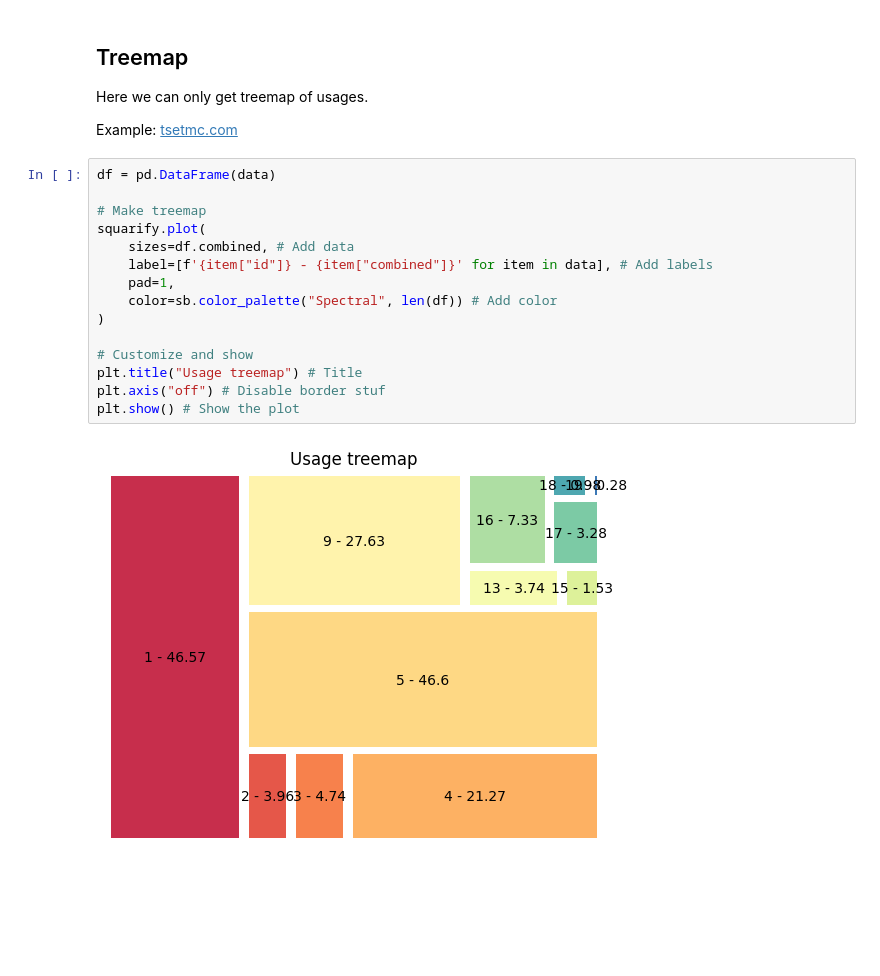
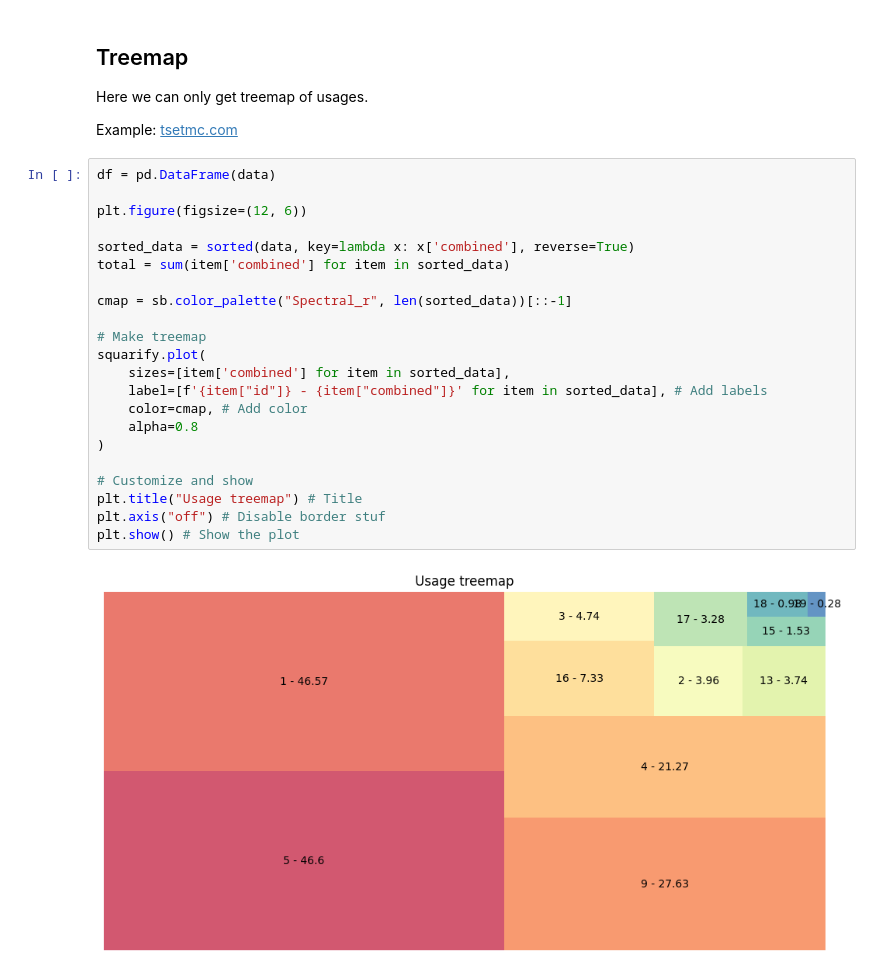
Before and after one commit to BlackIQ/vpn_analytics_notebooks, a Jupyter notebook: user.ipynb, the cells around one changed output. Drawn from its saved outputs; the diff is of its cells as text; blank space fills up the shorter version.

```diff
--- a/user.ipynb
+++ b/user.ipynb
@@ -146,20 +146,27 @@ plt.show()
 Here we can only get treemap of usages.
 
 Example: [tsetmc.com](http://main.tsetmc.com/marketmap)
-# %%
-df = pd.DataFrame(data)
-
-# Make treemap
-squarify.plot(
-    sizes=df.combined, # Add data
-    label=[f'{item["id"]} - {item["combined"]}' for item in data], # Add labels
-    pad=1,
-    color=sb.color_palette("Spectral", len(df)) # Add color
-)
-
-# Customize and show
-plt.title("Usage treemap") # Title
-plt.axis("off") # Disable border stuf
-plt.show() # Show the plot
-# %% [output]
-[figure, removed]
+# %%
+df = pd.DataFrame(data)
+
+plt.figure(figsize=(12, 6))
+
+sorted_data = sorted(data, key=lambda x: x['combined'], reverse=True)
+total = sum(item['combined'] for item in sorted_data)
+
+cmap = sb.color_palette("Spectral_r", len(sorted_data))[::-1]
+
+# Make treemap
+squarify.plot(
+    sizes=[item['combined'] for item in sorted_data],
+    label=[f'{item["id"]} - {item["combined"]}' for item in sorted_data], # Add labels
+    color=cmap, # Add color
+    alpha=0.8
+)
+
+# Customize and show
+plt.title("Usage treemap") # Title
+plt.axis("off") # Disable border stuf
+plt.show() # Show the plot
+# %% [output]
+[figure, added]
```
